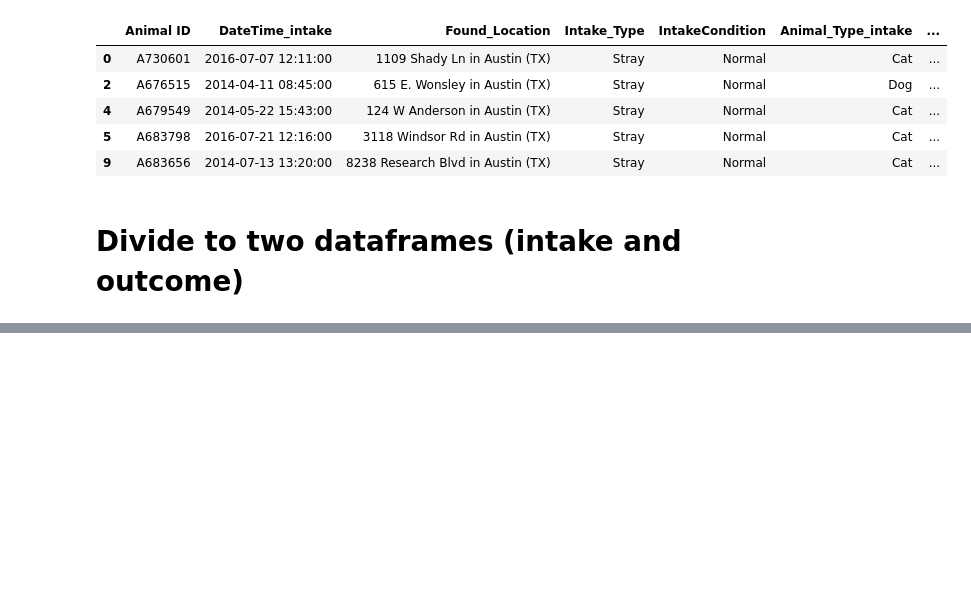
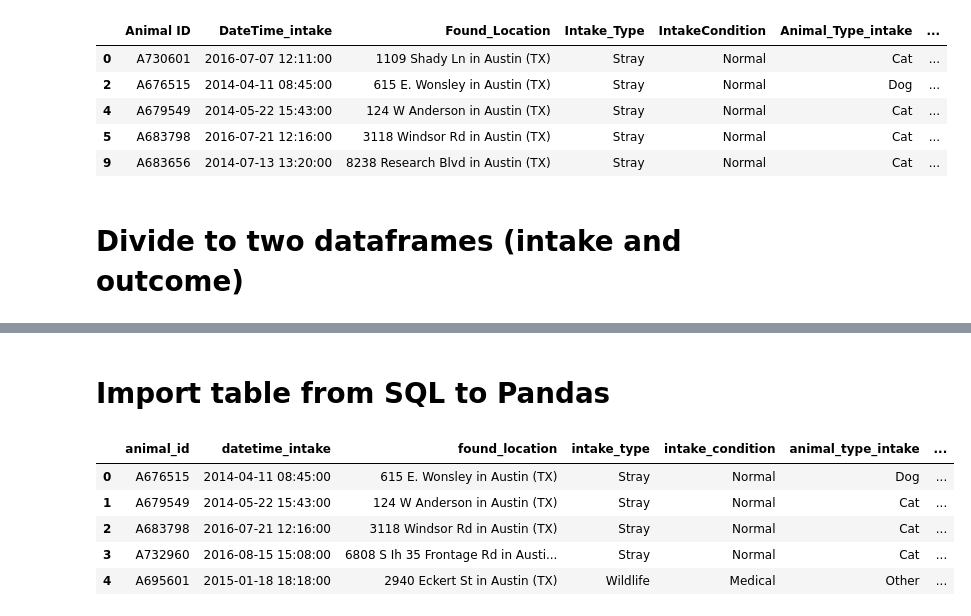
Before and after one commit to kevinsguo/Group_5_Animal_Adoption, a Jupyter notebook: cathytian/segment1_clean_data.ipynb, the cells around one changed output, grey strips where cells are left out. Cells and saved outputs as stored; diff of their text form; code cells hidden in the pictures; blank space fills up the shorter version.

Commit message:
upload ERD, and SQL query.

```diff
--- a/cathytian/segment1_clean_data.ipynb
+++ b/cathytian/segment1_clean_data.ipynb
@@ -825,0 +838,4 @@ outcome_df.head()
+# %%
+db_string = f"postgres://postgres:{db_password}@127.0.0.1:5432/project_animal"
+# %%
+engine = create_engine(db_string)
@@ -825,0 +848,16 @@ outcome_df.head()
+# %% [markdown]
+# Import table from SQL to Pandas
+# %%
+# reading a SQL query using pandas
+sql_query = pd.read_sql_query("SELECT * FROM result", engine)
+# saving SQL table in a pandas data frame
+result_df = pd.DataFrame(sql_query)
+# printing the dataframe
+result_df.head()
+# %% [output]
+|  | animal_id | datetime_intake | found_location | intake_type | intake_condition | animal_type_intake | ... |
+| 0 | A676515 | 2014-04-11 08:45:00 | 615 E. Wonsley in Austin (TX) | Stray | Normal | Dog | ... |
+| 1 | A679549 | 2014-05-22 15:43:00 | 124 W Anderson in Austin (TX) | Stray | Normal | Cat | ... |
+| 2 | A683798 | 2016-07-21 12:16:00 | 3118 Windsor Rd in Austin (TX) | Stray | Normal | Cat | ... |
+| 3 | A732960 | 2016-08-15 15:08:00 | 6808 S Ih 35 Frontage Rd in Austi... | Stray | Normal | Cat | ... |
+| 4 | A695601 | 2015-01-18 18:18:00 | 2940 Eckert St in Austin (TX) | Wildlife | Medical | Other | ... |
```
Also changed, not shown: parts of 13 cells of this notebook, 2 other files.
